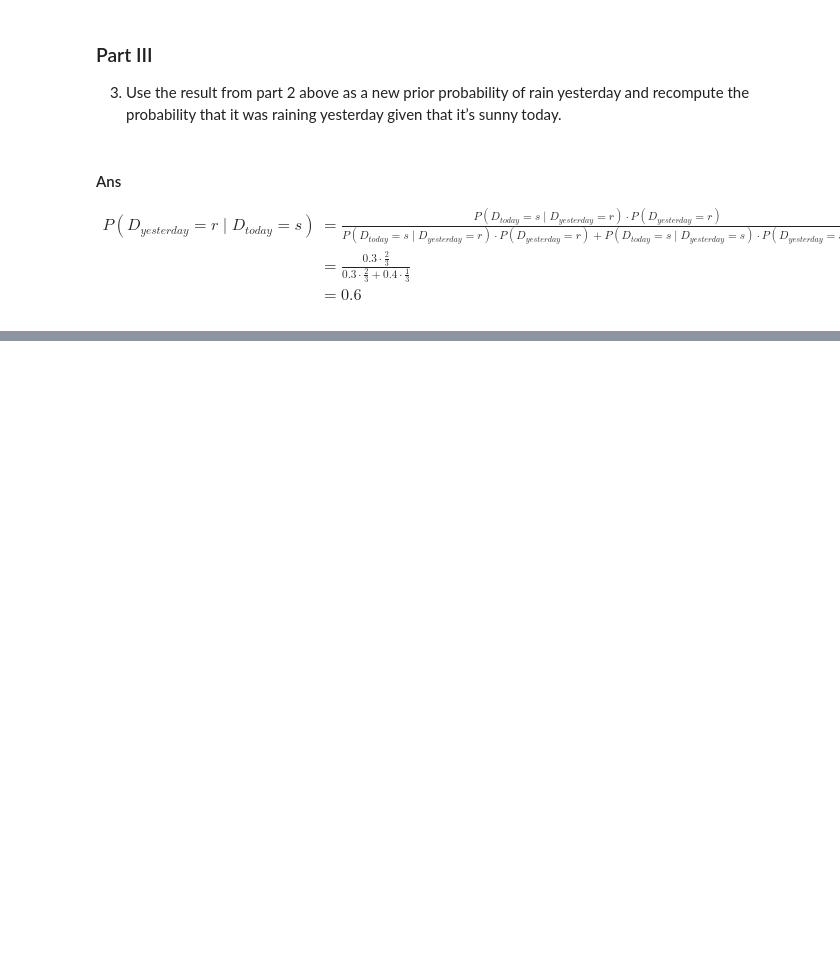
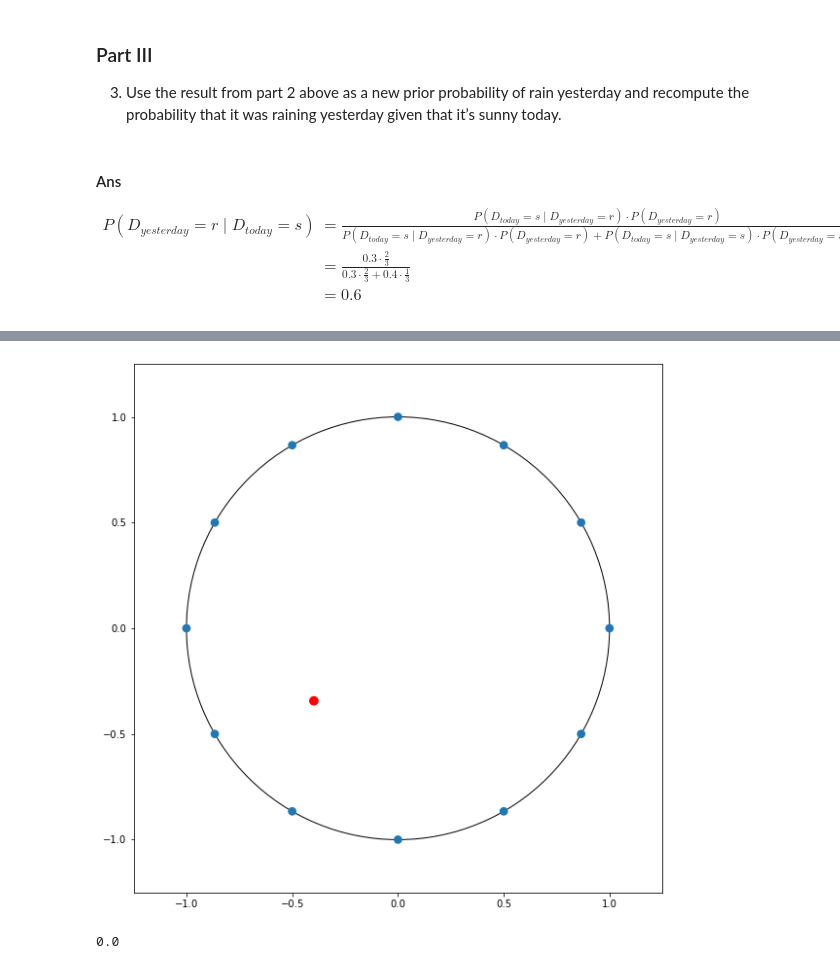
Before and after one commit to Edderic/BRML, a Jupyter notebook: solutions/ch-1.ipynb, the cells around one changed output, grey strips where cells are left out. Saved outputs shown, nothing was run; the diff lists cells and outputs as text; code cells hidden in the pictures; blank space fills up the shorter version.

```diff
--- a/solutions/ch-1.ipynb
+++ b/solutions/ch-1.ipynb
@@ -856,0 +935,5 @@ The most likely squares are (5,4), (4,5), each one with 56% probability.
+# %%
+def likelihood_ex_1_12(d1, d2):
+    loc = 1.0 / (0.1 + d1)
+    scale = 0.2
+    return loc, scale
@@ -856,0 +965,22 @@ The most likely squares are (5,4), (4,5), each one with 56% probability.
+# %%
+explosions_x0, explosions_y0 = discretized_sample_explosions()
+explosions_x1, explosions_y1 = discretized_sample_explosions()
+
+def compute_likelihood_example_1_12(
+    explosions_x0,
+    explosions_y0,
+    explosions_x1,
+    explosions_y1,
+    recorded_sensor_values,
+    likelihood_func
+):
+    #summation = np.zeros(len(explosions_x0))
+    prod = 1.0
+    for sensor_x, sensor_y, sensor_val in zip(sensors_x, sensors_y, recorded_sensor_values):
+        d1 = distance(explosions_x0, explosions_y0, sensor_x, sensor_y)
+        loc, scale = likelihood_func(d1, d2)
+        normal = st.norm(loc=loc, scale=scale)
+        #summation += np.log(normal.cdf(sensor_val + 0.1) - normal.cdf(sensor_val - 0.1))
+        prod *= normal.cdf(sensor_val + 0.3) - normal.cdf(sensor_val - 0.3)
+
+    return prod
@@ -856,0 +1019,9 @@ The most likely squares are (5,4), (4,5), each one with 56% probability.
+# %%
+probas_1_12 = compute_likelihood(
+    explosions_x0,
+    explosions_y0,
+    explosions_x1,
+    explosions_y1,
+    recorded_sensor_values,
+    likelihood_func=likelihood_ex_1_12
+)
@@ -856,0 +1124,15 @@ The most likely squares are (5,4), (4,5), each one with 56% probability.
+# %%
+
+
+#fig, ax = plot_explosions(real_explosions_x, real_explosions_y)
+
+#plot_probas_2_explosions(probas_1_21, fig, ax)
+
+fig, ax = plot_explosions(real_explosions_x[[0]], real_explosions_y[[1]])
+plot_probas_1_explosion(probas_1_12, fig, ax)
+# %% [output]
+[figure, added]
+# %%
+probas_1_12.sum()
+# %% [output]
+0.0
```
Also changed, not shown: parts of 59 cells of this notebook.
